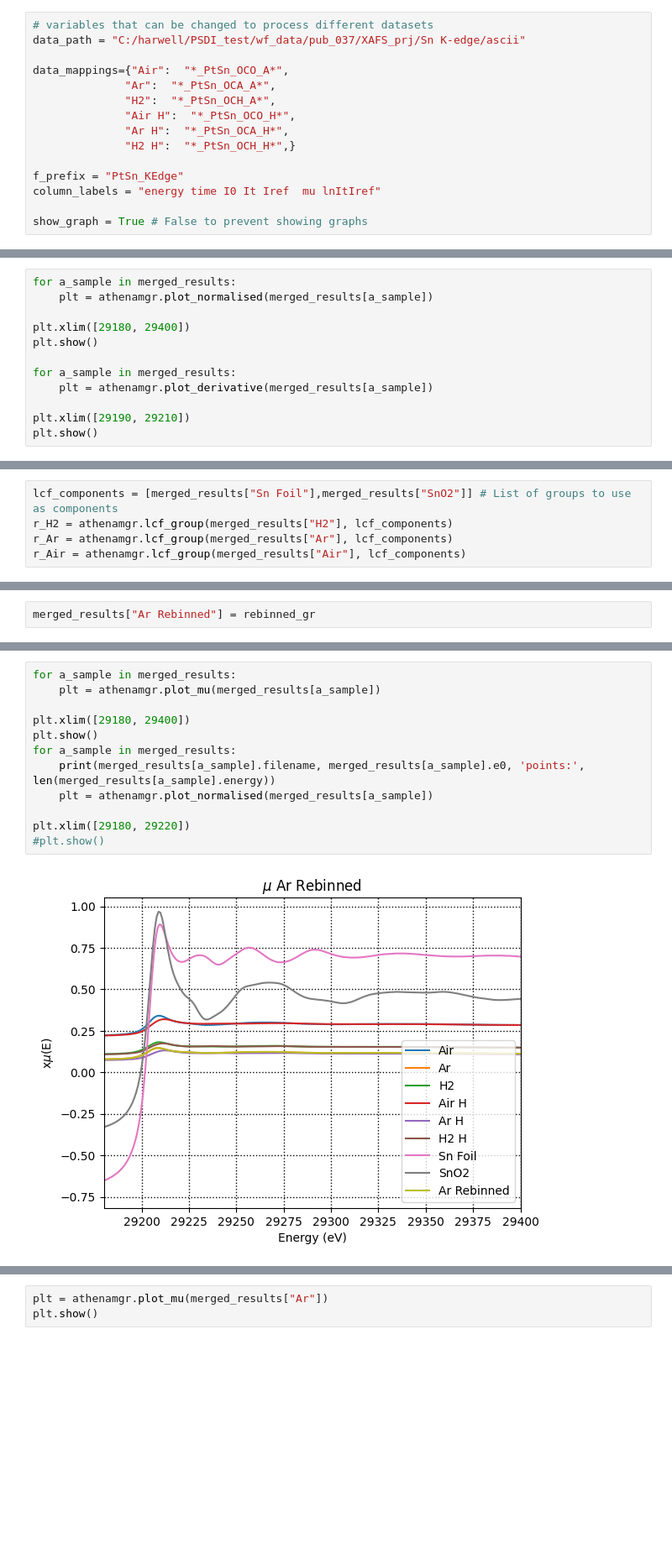
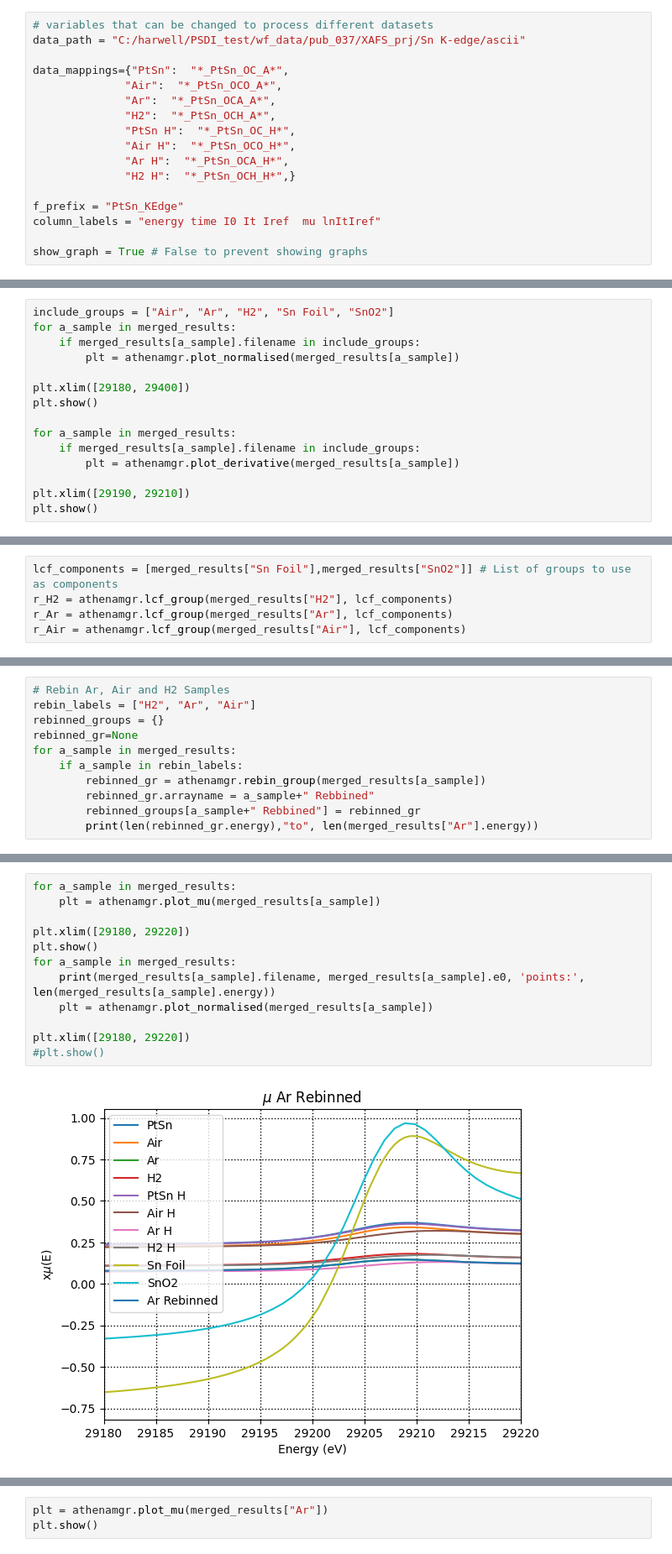
Before and after one commit to UK-Catalysis-Hub/XAS-Workflow-Demo, a Jupyter notebook: larch_workflow/Reproduce XAS Paper 01.ipynb, the cells around one changed output, grey strips where cells are left out. Shown at 84% size. Cells and saved outputs as stored; diff of their text form; blank space fills up the shorter version.

```diff
--- a/larch_workflow/Reproduce XAS Paper 01.ipynb
+++ b/larch_workflow/Reproduce XAS Paper 01.ipynb
@@ -56,9 +56,11 @@ We rename the columns. The name of the groups is the same as the name of the fil
 # variables that can be changed to process different datasets
 data_path = "C:/harwell/PSDI_test/wf_data/pub_037/XAFS_prj/Sn K-edge/ascii"
 
-data_mappings={"Air":  "*_PtSn_OCO_A*",
+data_mappings={"PtSn":  "*_PtSn_OC_A*",
+              "Air":  "*_PtSn_OCO_A*",
               "Ar":  "*_PtSn_OCA_A*",
               "H2":  "*_PtSn_OCH_A*",
+              "PtSn H":  "*_PtSn_OC_H*",
               "Air H":  "*_PtSn_OCO_H*",
               "Ar H":  "*_PtSn_OCA_H*",
               "H2 H":  "*_PtSn_OCH_H*",}
@@ -138,14 +140,17 @@ merged_results["SnO2"] = sno2_group
 
 These are the plots shown on Fig. 4 A
 # %%
+include_groups = ["Air", "Ar", "H2", "Sn Foil", "SnO2"]
 for a_sample in merged_results:
-    plt = athenamgr.plot_normalised(merged_results[a_sample])
+    if merged_results[a_sample].filename in include_groups:
+        plt = athenamgr.plot_normalised(merged_results[a_sample])
 
 plt.xlim([29180, 29400])
 plt.show()
 
 for a_sample in merged_results:
-    plt = athenamgr.plot_derivative(merged_results[a_sample])
+    if merged_results[a_sample].filename in include_groups:
+        plt = athenamgr.plot_derivative(merged_results[a_sample])
 
 plt.xlim([29190, 29210])
 plt.show()
@@ -239,2 +206,0 @@ OrderedDict([('SnO2', 0.9418729036088076), ('Sn Foil', 0.06965674720270129)])
-# %%
-merged_results["Ar Rebinned"] = rebinned_gr
@@ -248,0 +226,11 @@ plt.show()
+# %%
+# Rebin Ar, Air and H2 Samples
+rebin_labels = ["H2", "Ar", "Air"]
+rebinned_groups = {}
+rebinned_gr=None
+for a_sample in merged_results:
+    if a_sample in rebin_labels:
+        rebinned_gr = athenamgr.rebin_group(merged_results[a_sample])
+        rebinned_gr.arrayname = a_sample+" Rebbined"
+        rebinned_groups[a_sample+" Rebbined"] = rebinned_gr
+        print(len(rebinned_gr.energy),"to", len(merged_results["Ar"].energy))
@@ -249,14 +290,14 @@ plt.show()
 # %%
 for a_sample in merged_results:
     plt = athenamgr.plot_mu(merged_results[a_sample])
 
-plt.xlim([29180, 29400])
+plt.xlim([29180, 29220])
 plt.show()
 for a_sample in merged_results:
     print(merged_results[a_sample].filename, merged_results[a_sample].e0, 'points:', len(merged_results[a_sample].energy))
     plt = athenamgr.plot_normalised(merged_results[a_sample])
 
 plt.xlim([29180, 29220])
 #plt.show()
 # %% [output]
-[figure, old version]
+[figure, new version]
```
Also changed, not shown: parts of 24 cells of this notebook.
